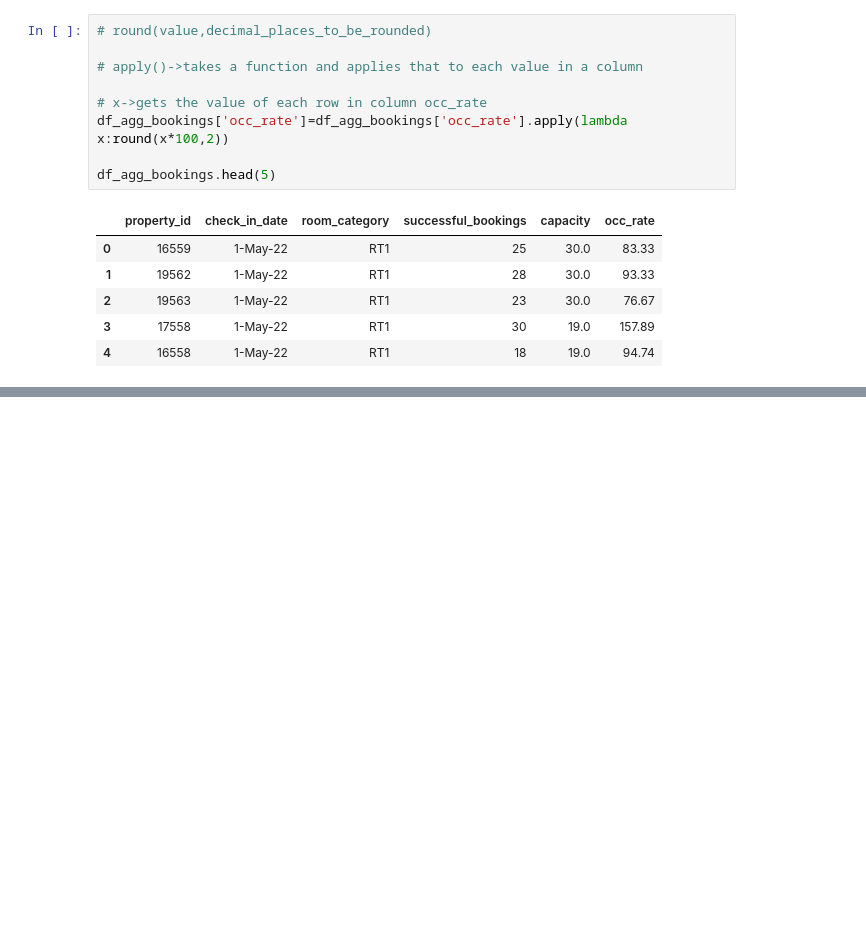
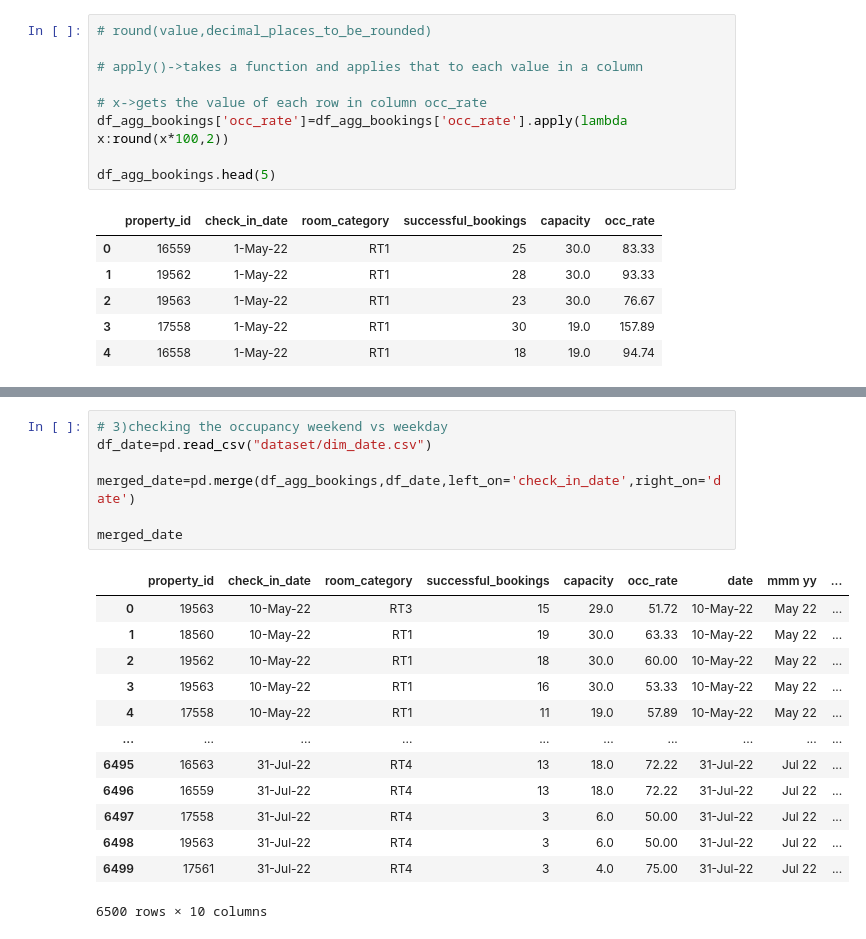
Before and after one commit to AdithyaBhatGS/HotelDataAnalytics, a Jupyter notebook: hotelDataCleaning.ipynb, the cells around one changed output, grey strips where cells are left out. Drawn from its saved outputs; the diff is of its cells as text; blank space fills up the shorter version.

```diff
--- a/hotelDataCleaning.ipynb
+++ b/hotelDataCleaning.ipynb
@@ -256,0 +320,21 @@ df_agg_bookings.head(5)
+# %%
+# 3)checking the occupancy weekend vs weekday
+df_date=pd.read_csv("dataset/dim_date.csv")
+
+merged_date=pd.merge(df_agg_bookings,df_date,left_on='check_in_date',right_on='date')
+
+merged_date
+# %% [output]
+|  | property_id | check_in_date | room_category | successful_bookings | capacity | occ_rate | date | mmm yy | ... |
+| 0 | 19563 | 10-May-22 | RT3 | 15 | 29.0 | 51.72 | 10-May-22 | May 22 | ... |
+| 1 | 18560 | 10-May-22 | RT1 | 19 | 30.0 | 63.33 | 10-May-22 | May 22 | ... |
+| 2 | 19562 | 10-May-22 | RT1 | 18 | 30.0 | 60.00 | 10-May-22 | May 22 | ... |
+| 3 | 19563 | 10-May-22 | RT1 | 16 | 30.0 | 53.33 | 10-May-22 | May 22 | ... |
+| 4 | 17558 | 10-May-22 | RT1 | 11 | 19.0 | 57.89 | 10-May-22 | May 22 | ... |
+| ... | ... | ... | ... | ... | ... | ... | ... | ... | ... |
+| 6495 | 16563 | 31-Jul-22 | RT4 | 13 | 18.0 | 72.22 | 31-Jul-22 | Jul 22 | ... |
+| 6496 | 16559 | 31-Jul-22 | RT4 | 13 | 18.0 | 72.22 | 31-Jul-22 | Jul 22 | ... |
+| 6497 | 17558 | 31-Jul-22 | RT4 | 3 | 6.0 | 50.00 | 31-Jul-22 | Jul 22 | ... |
+| 6498 | 19563 | 31-Jul-22 | RT4 | 3 | 6.0 | 50.00 | 31-Jul-22 | Jul 22 | ... |
+| 6499 | 17561 | 31-Jul-22 | RT4 | 3 | 4.0 | 75.00 | 31-Jul-22 | Jul 22 | ... |
+6500 rows × 10 columns
```
Also changed, not shown: parts of 7 cells of this notebook.
